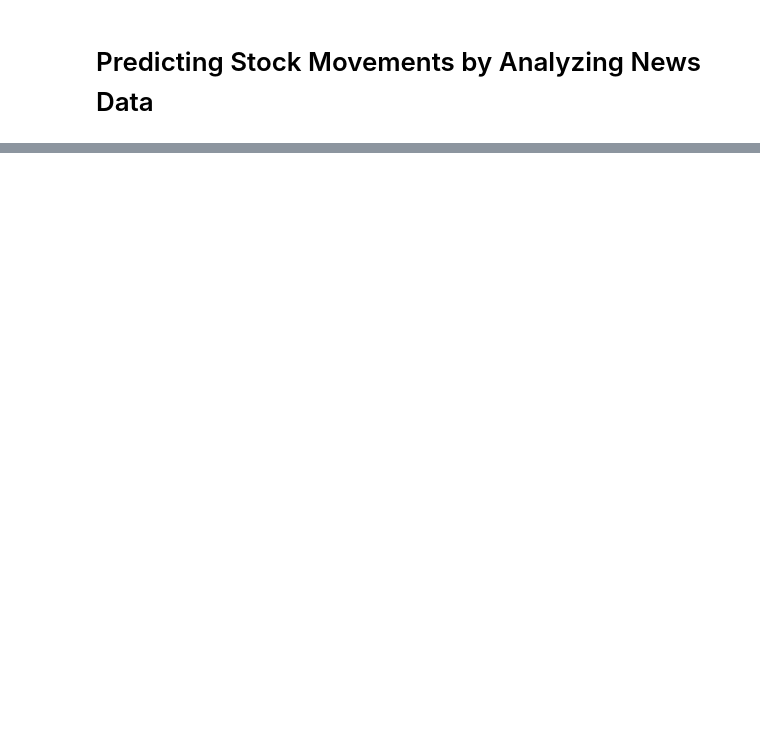
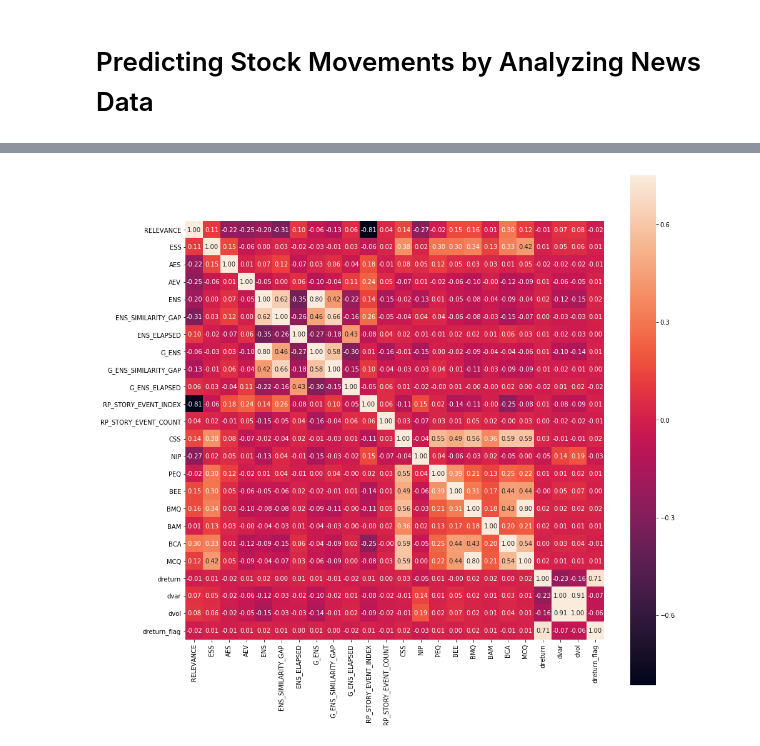
Before and after one commit to nico-busch/PHBS_MLF_2018, a Jupyter notebook: notebook.ipynb, the cells around one changed output, grey strips where cells are left out. Cells and saved outputs as stored; diff of their text form; code cells hidden in the pictures; blank space fills up the shorter version.

```diff
--- a/notebook.ipynb
+++ b/notebook.ipynb
@@ -52,0 +199,7 @@ plt.show();
+# %%
+# check correlation of all variables
+corrmat = df.corr()
+plt.subplots(figsize = (15, 15))
+sns.heatmap(corrmat, vmax = 0.75, square = True, annot = True, fmt='.2f');
+# %% [output]
+[figure, added]
```
Also changed, not shown: parts of 32 cells of this notebook, 3 other files.
